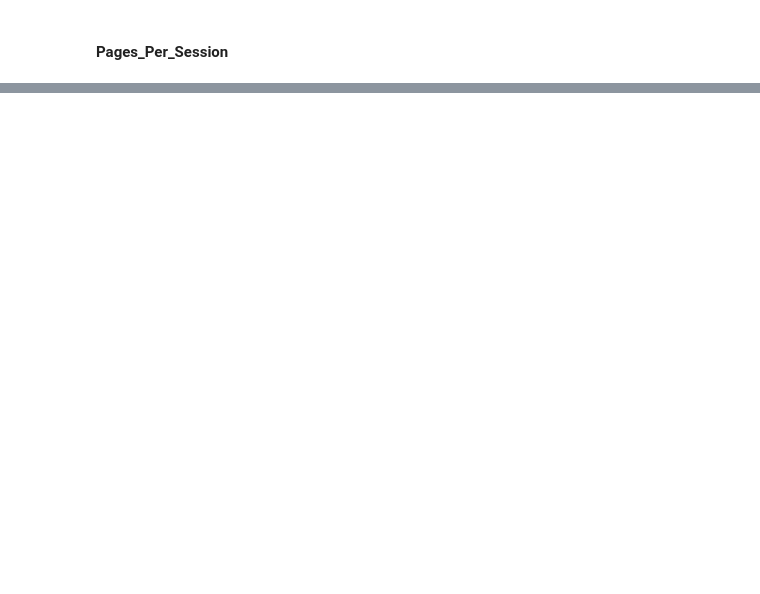
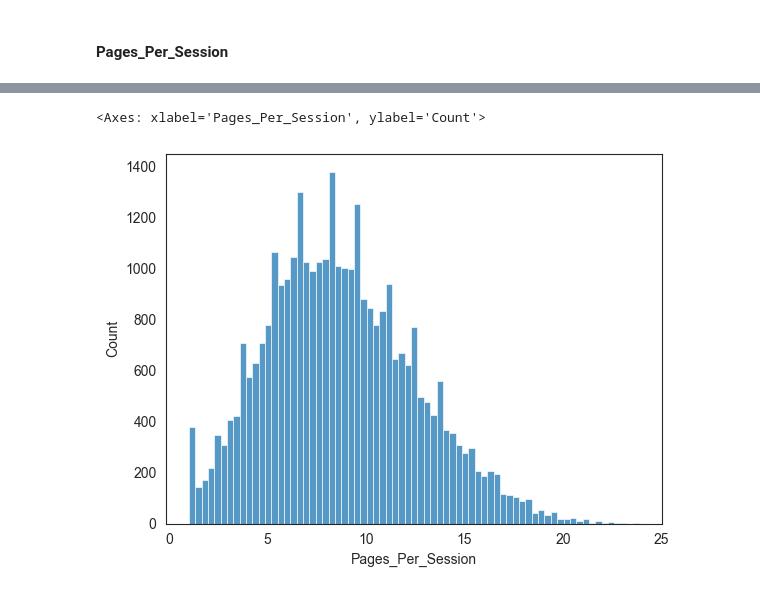
Before and after one commit to Kaio1005/Customer-Churn, a Jupyter notebook: Customer_churn_notebook.ipynb, the cells around one changed output, grey strips where cells are left out. Drawn from its saved outputs; the diff is of its cells as text; code cells hidden in the pictures; blank space fills up the shorter version.

```diff
--- a/Customer_churn_notebook.ipynb
+++ b/Customer_churn_notebook.ipynb
@@ -329,0 +345,5 @@ Name: Session_Duration_Avg, dtype: float64
+# %%
+sns.histplot(train_data_df, x = "Pages_Per_Session")
+# %% [output]
+<Axes: xlabel='Pages_Per_Session', ylabel='Count'>
+[figure, added]
```
Also changed, not shown: parts of 32 cells of this notebook.
